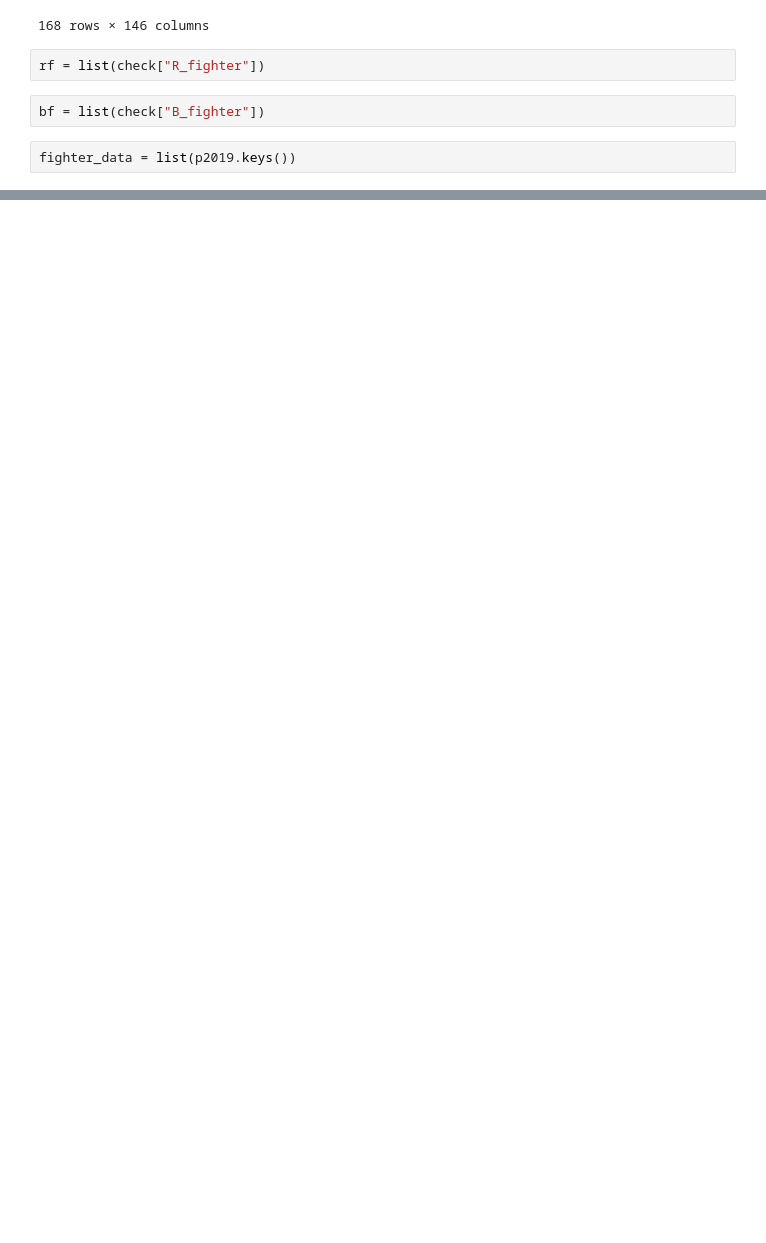
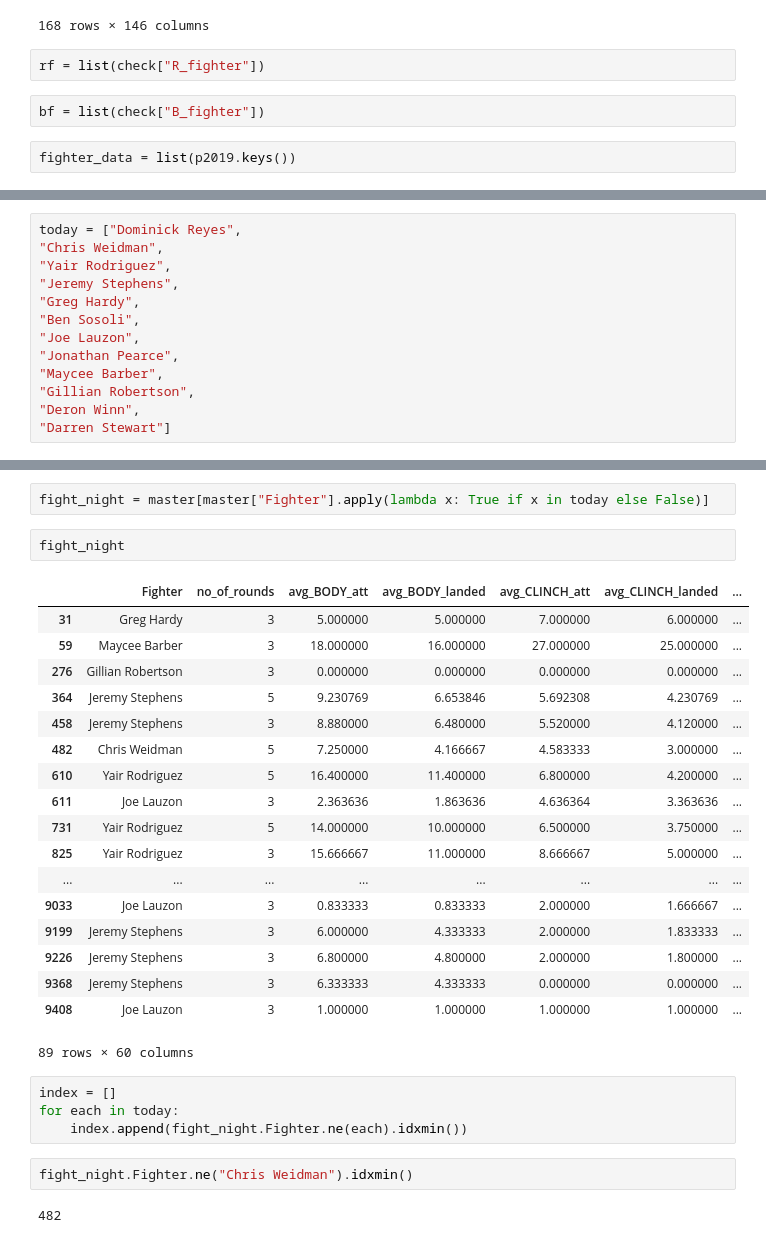
Before and after one commit to mdhwang/UFC-Fight-Victor-Predictor, a Jupyter notebook: UFC 2019 Predict.ipynb, the cells around one changed output, grey strips where cells are left out. Drawn from its saved outputs; the diff is of its cells as text; blank space fills up the shorter version.

```diff
--- a/UFC 2019 Predict.ipynb
+++ b/UFC 2019 Predict.ipynb
@@ -228,0 +257,13 @@ False
+# %%
+today = ["Dominick Reyes",
+"Chris Weidman",
+"Yair Rodriguez",
+"Jeremy Stephens",
+"Greg Hardy",
+"Ben Sosoli",
+"Joe Lauzon",
+"Jonathan Pearce",
+"Maycee Barber",
+"Gillian Robertson",
+"Deron Winn",
+"Darren Stewart"]
@@ -228,0 +290,31 @@ False
+# %%
+fight_night = master[master["Fighter"].apply(lambda x: True if x in today else False)]
+# %%
+fight_night
+# %% [output]
+|  | Fighter | no_of_rounds | avg_BODY_att | avg_BODY_landed | avg_CLINCH_att | avg_CLINCH_landed | ... |
+| 31 | Greg Hardy | 3 | 5.000000 | 5.000000 | 7.000000 | 6.000000 | ... |
+| 59 | Maycee Barber | 3 | 18.000000 | 16.000000 | 27.000000 | 25.000000 | ... |
+| 276 | Gillian Robertson | 3 | 0.000000 | 0.000000 | 0.000000 | 0.000000 | ... |
+| 364 | Jeremy Stephens | 5 | 9.230769 | 6.653846 | 5.692308 | 4.230769 | ... |
+| 458 | Jeremy Stephens | 3 | 8.880000 | 6.480000 | 5.520000 | 4.120000 | ... |
+| 482 | Chris Weidman | 5 | 7.250000 | 4.166667 | 4.583333 | 3.000000 | ... |
+| 610 | Yair Rodriguez | 5 | 16.400000 | 11.400000 | 6.800000 | 4.200000 | ... |
+| 611 | Joe Lauzon | 3 | 2.363636 | 1.863636 | 4.636364 | 3.363636 | ... |
+| 731 | Yair Rodriguez | 5 | 14.000000 | 10.000000 | 6.500000 | 3.750000 | ... |
+| 825 | Yair Rodriguez | 3 | 15.666667 | 11.000000 | 8.666667 | 5.000000 | ... |
+| ... | ... | ... | ... | ... | ... | ... | ... |
+| 9033 | Joe Lauzon | 3 | 0.833333 | 0.833333 | 2.000000 | 1.666667 | ... |
+| 9199 | Jeremy Stephens | 3 | 6.000000 | 4.333333 | 2.000000 | 1.833333 | ... |
+| 9226 | Jeremy Stephens | 3 | 6.800000 | 4.800000 | 2.000000 | 1.800000 | ... |
+| 9368 | Jeremy Stephens | 3 | 6.333333 | 4.333333 | 0.000000 | 0.000000 | ... |
+| 9408 | Joe Lauzon | 3 | 1.000000 | 1.000000 | 1.000000 | 1.000000 | ... |
+89 rows × 60 columns
+# %%
+index = []
+for each in today:
+    index.append(fight_night.Fighter.ne(each).idxmin())
+# %%
+fight_night.Fighter.ne("Chris Weidman").idxmin()
+# %% [output]
+482
```
Also changed, not shown: parts of 22 cells of this notebook, 2 other files.
